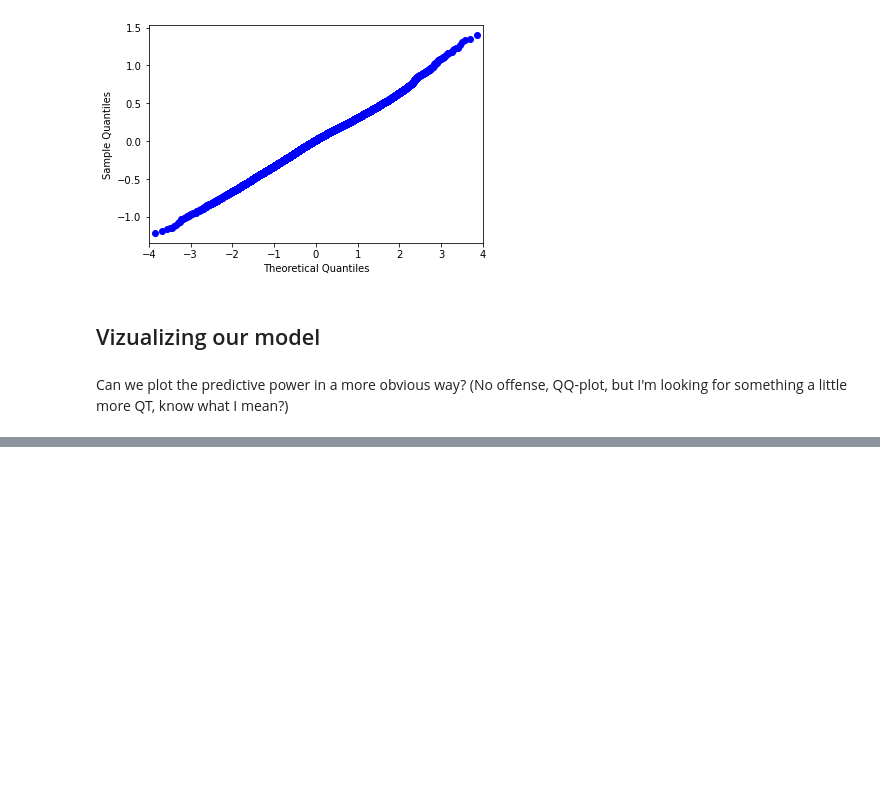
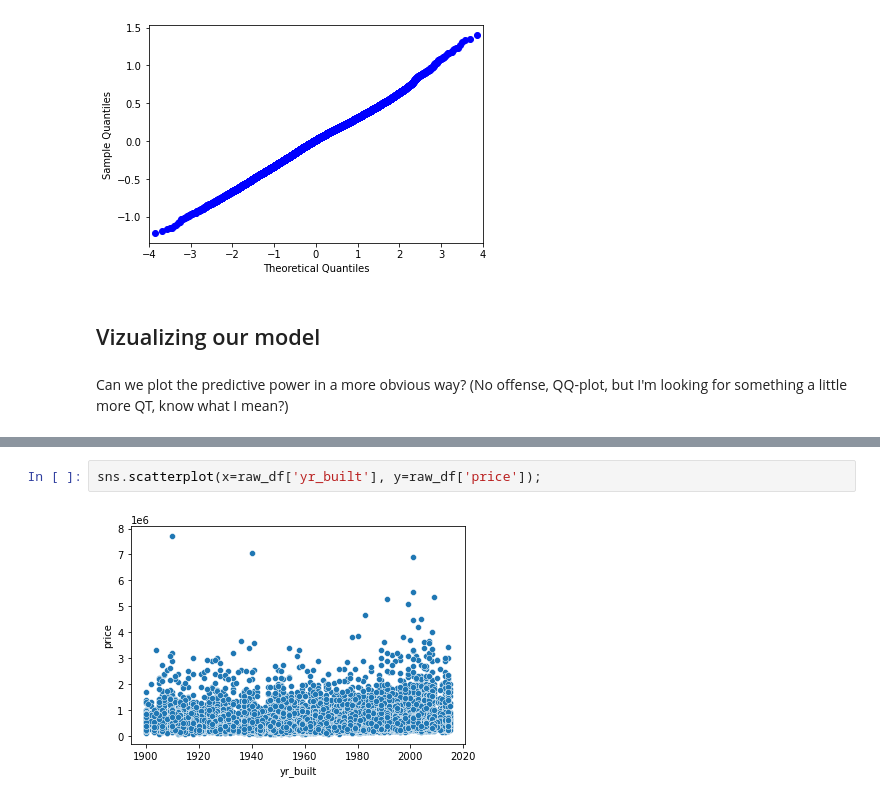
Before and after one commit to jmarkowi/kingcounty, a Jupyter notebook: Markowitz_working_nb.ipynb, the cells around one changed output, grey strips where cells are left out. Cells and saved outputs as stored; diff of their text form; blank space fills up the shorter version.

```diff
--- a/Markowitz_working_nb.ipynb
+++ b/Markowitz_working_nb.ipynb
@@ -704,0 +717,4 @@ Can we plot the predictive power in a more obvious way? (No offense, QQ-plot, bu
+# %%
+sns.scatterplot(x=raw_df['yr_built'], y=raw_df['price']);
+# %% [output]
+[figure, added]
```
Also changed, not shown: parts of 9 cells of this notebook.
